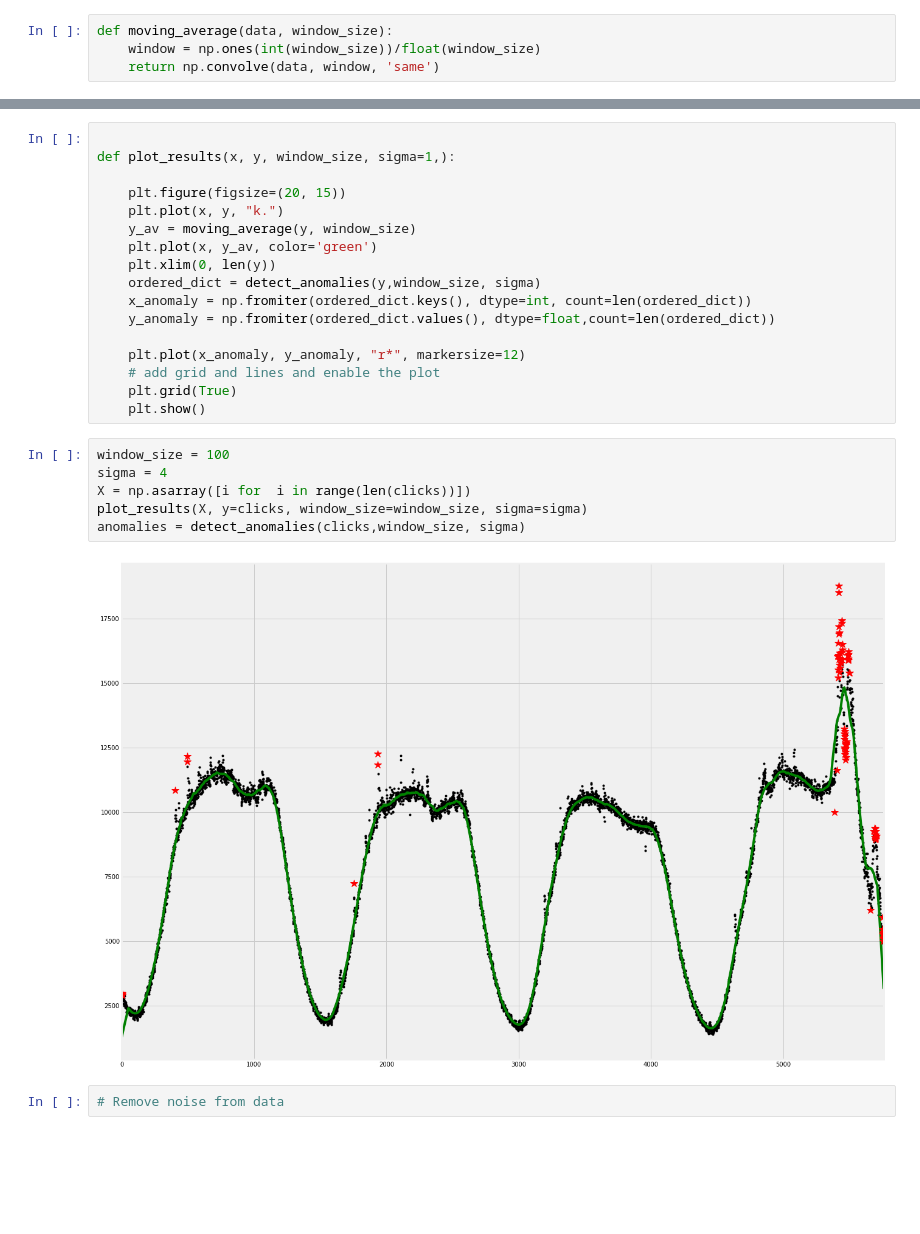
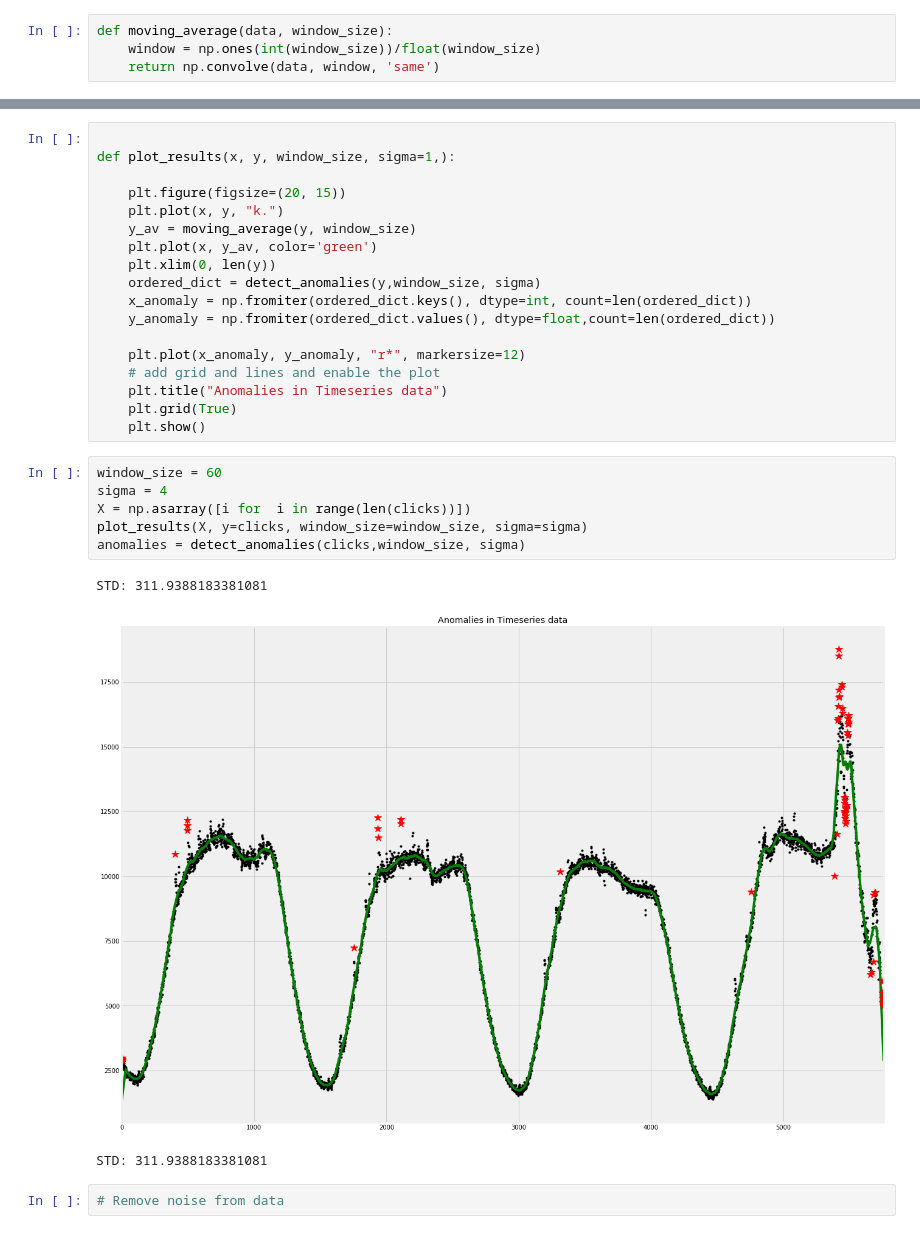
Before and after one commit to usingh8/AnomalyDetection, a Jupyter notebook: Anomaly_Detection_Notebook.ipynb, the cells around one changed output, grey strips where cells are left out. Drawn from its saved outputs; the diff is of its cells as text; blank space fills up the shorter version.

```diff
--- a/Anomaly_Detection_Notebook.ipynb
+++ b/Anomaly_Detection_Notebook.ipynb
@@ -66,16 +67,19 @@ def plot_results(x, y, window_size, sigma=1,):
 
     plt.plot(x_anomaly, y_anomaly, "r*", markersize=12)
     # add grid and lines and enable the plot
+    plt.title("Anomalies in Timeseries data")
     plt.grid(True)
     plt.show()
 # %%
-window_size = 100
+window_size = 60
 sigma = 4
 X = np.asarray([i for  i in range(len(clicks))])
 plot_results(X, y=clicks, window_size=window_size, sigma=sigma)
 anomalies = detect_anomalies(clicks,window_size, sigma)
 # %% [output]
+STD: 311.9388183381081
-[figure, old version]
+[figure, new version]
+STD: 311.9388183381081
 # %%
 # Remove noise from data
 # %%
```
Also changed, not shown: parts of 3 cells of this notebook, 1 other file.
